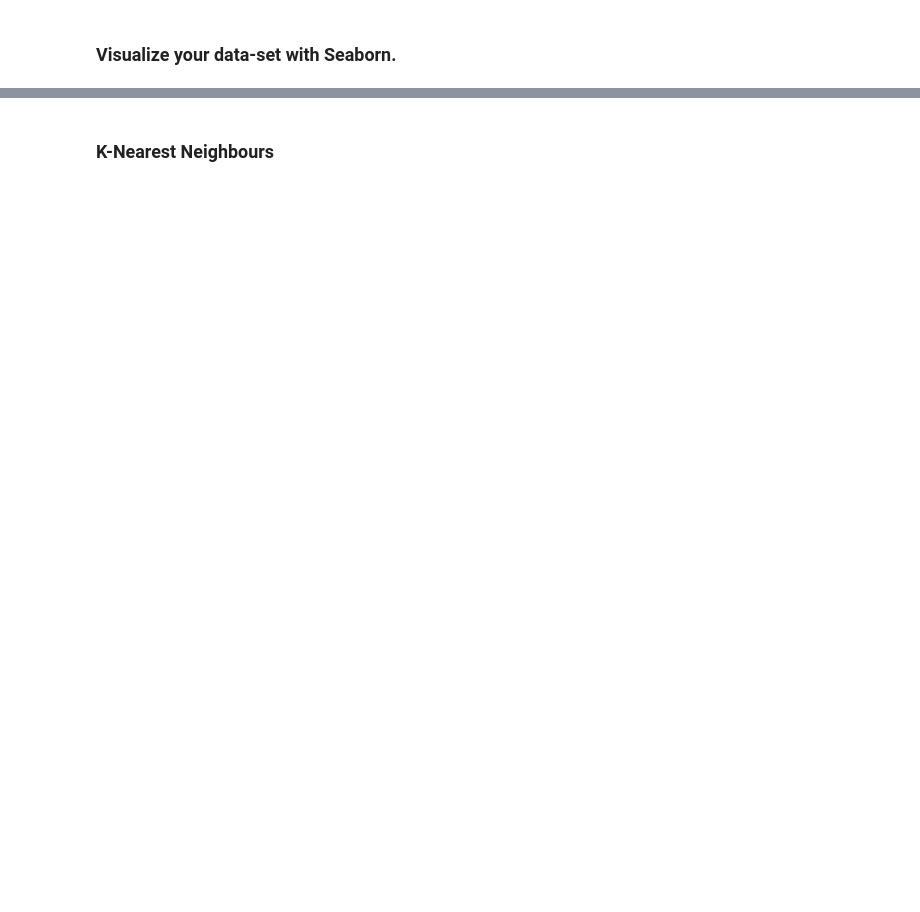
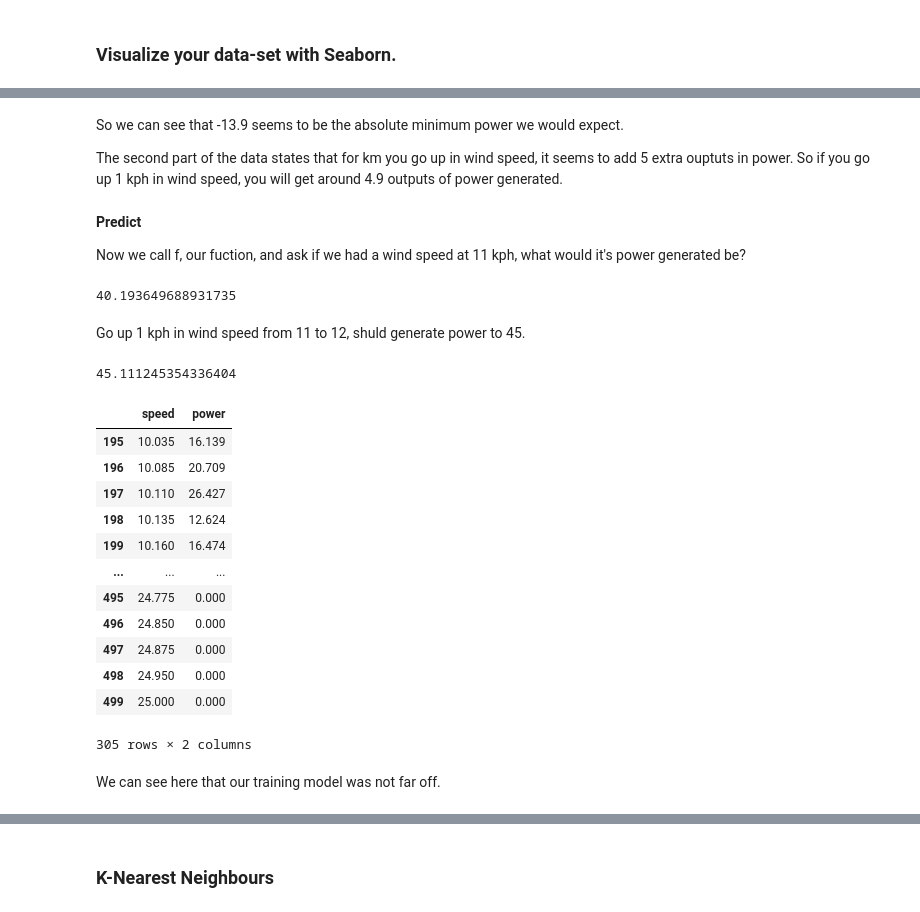
Before and after one commit to daithimarkham/Machine-Learning-Project, a Jupyter notebook: Powerproduction.ipynb, the cells around one changed output, grey strips where cells are left out. Cells and saved outputs as stored; diff of their text form; code cells hidden in the pictures; blank space fills up the shorter version.

```diff
--- a/Powerproduction.ipynb
+++ b/Powerproduction.ipynb
@@ -207,0 +302,38 @@ Index(['speed', 'power'], dtype='object')
+# %% [markdown]
+So we can see that -13.9 seems to be the absolute minimum power we would expect.
+
+The second part of the data states that for km you go up in wind speed, it seems to add 5 extra ouptuts in power. So if you go up 1 kph in wind speed, you will get around 4.9 outputs of power generated.
+# %% [markdown]
+**Predict**
+
+Now we call f, our fuction, and ask if we had a wind speed at 11 kph, what would it's power generated be?
+# %%
+# Based on the p from training the model.
+f(11.0, p)
+# %% [output]
+40.193649688931735
+# %% [markdown]
+Go up 1 kph in wind speed from 11 to 12, shuld generate power to 45.
+# %%
+f(12.0, p)
+# %% [output]
+45.111245354336404
+# %%
+# SELECT FROM ds WHERE speed >= 24
+ds[(ds['speed'] >= 10)]
+# %% [output]
+|  | speed | power |
+| 195 | 10.035 | 16.139 |
+| 196 | 10.085 | 20.709 |
+| 197 | 10.110 | 26.427 |
+| 198 | 10.135 | 12.624 |
+| 199 | 10.160 | 16.474 |
+| ... | ... | ... |
+| 495 | 24.775 | 0.000 |
+| 496 | 24.850 | 0.000 |
+| 497 | 24.875 | 0.000 |
+| 498 | 24.950 | 0.000 |
+| 499 | 25.000 | 0.000 |
+305 rows × 2 columns
+# %% [markdown]
+We can see here that our training model was not far off.
```
Also changed, not shown: parts of 31 cells of this notebook.
